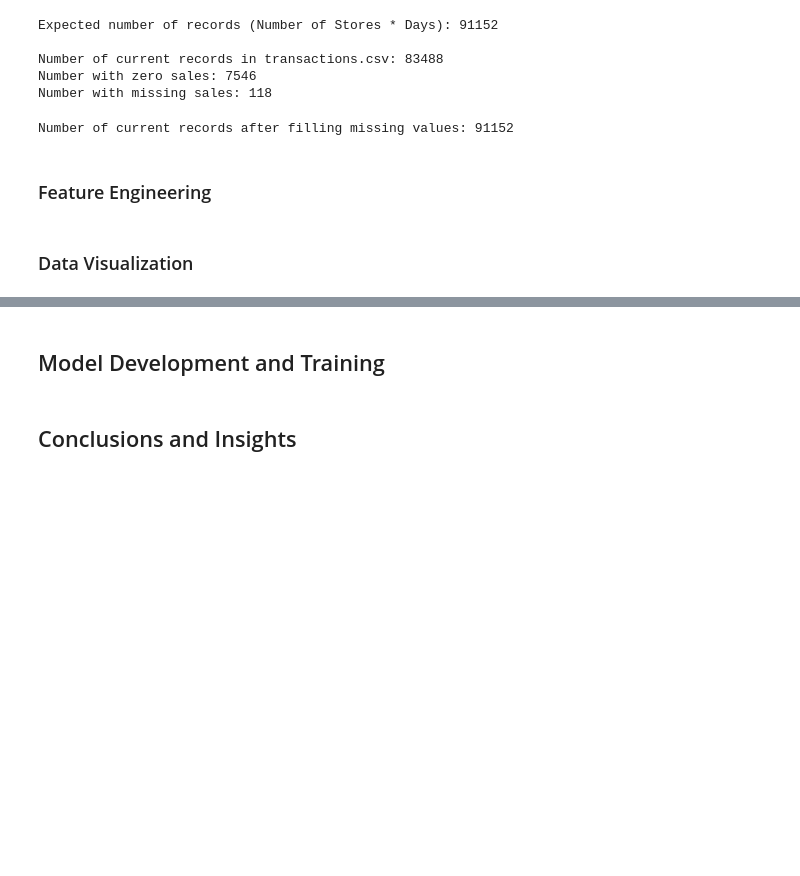
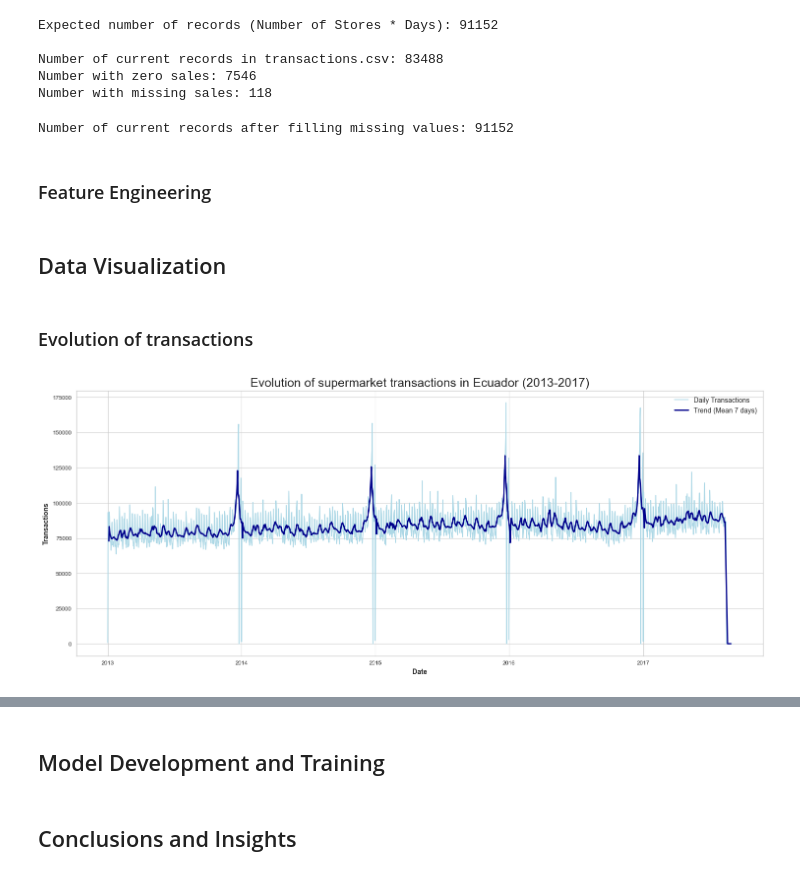
Before and after one commit to plss12/Store-Sales-TSF, a Jupyter notebook: TSF.ipynb, the cells around one changed output, grey strips where cells are left out. Saved outputs shown, nothing was run; the diff lists cells and outputs as text; code cells hidden in the pictures; blank space fills up the shorter version.

Commit message:
Including lags and data visualization

```diff
--- a/TSF.ipynb
+++ b/TSF.ipynb
@@ -294,4 +350,19 @@ print(f"Number of current records after filling missing values: {sales_and_trans
 Number of current records after filling missing values: 91152
 # %% [markdown]
 ### Feature Engineering
+# %%
+# Adding day of the week, day, month, year, is weekend, pay day
+train['day_of_week'] = train['date'].dt.dayofweek
+train['day'] = train['date'].dt.day
+train['month'] = train['date'].dt.month
+train['year'] = train['date'].dt.year
+train['is_weekend'] = (train['day_of_week'] >= 5).astype(int)
+train['is_payday'] = ((train['day_of_week'] == 15) | (train['date'].dt.is_month_end)).astype(int)
+
+test['day_of_week'] = test['date'].dt.dayofweek
+test['day'] = test['date'].dt.day
+test['month'] = test['date'].dt.month
+test['year'] = test['date'].dt.year
+test['is_weekend'] = (test['day_of_week'] >= 5).astype(int)
+test['is_payday'] = ((test['day_of_week'] == 15) | (test['date'].dt.is_month_end)).astype(int)
 # %%
@@ -301,3 +372,18 @@ oil["oil_ma30"] = oil["dcoilwtico"].rolling(30).mean()
 
 oil["oil_ma7"] = oil["oil_ma7"].bfill()
 oil["oil_ma30"] = oil["oil_ma30"].bfill()
+# %%
+# Creating lags for transactions data to use it in prediction for train and test data
+new_idx = pd.MultiIndex.from_product([pd.date_range(transactions["date"].min(), test_end), train["store_nbr"].unique()], names=["date", "store_nbr"])
+transactions = transactions.set_index(["date", "store_nbr"]).reindex(new_idx).reset_index()
+
+transactions['transactions_lag_16'] = transactions.groupby("store_nbr")["transactions"].shift(16)
+transactions['transactions_lag_21'] = transactions.groupby("store_nbr")["transactions"].shift(21)
+transactions['transactions_lag_28'] = transactions.groupby("store_nbr")["transactions"].shift(28)
+transactions['transactions_lag_30'] = transactions.groupby("store_nbr")["transactions"].shift(30)
+transactions['transactions_lag_365'] = transactions.groupby("store_nbr")["transactions"].shift(365)
+
+transactions['transactions_ma7_shift_16'] = transactions.groupby("store_nbr")["transactions"].transform(
+    lambda x: x.shift(16).rolling(window=7).mean())
+transactions['transactions_ma30_shift_16'] = transactions.groupby("store_nbr")["transactions"].transform(
+    lambda x: x.shift(16).rolling(window=30).mean())
@@ -351,2 +444,21 @@ test_merged['is_payday'] = ((test_merged['day_of_week'] == 15) | (test_merged['d
 # %% [markdown]
-### Data Visualization
+## Data Visualization
+# %% [markdown]
+### Evolution of transactions
+# %%
+daily_total = transactions.groupby("date")["transactions"].sum().reset_index()
+daily_total["rolling_7"] = daily_total["transactions"].rolling(window=7, center=True).mean()
+
+plt.figure(figsize=(18, 7))
+
+plt.plot(daily_total["date"], daily_total["transactions"], color='lightblue', label='Daily Transactions')
+plt.plot(daily_total["date"], daily_total["rolling_7"], color='darkblue', linewidth=2, label='Trend (Mean 7 days)')
+
+plt.title("Evolution of supermarket transactions in Ecuador (2013-2017)", fontsize=18)
+plt.ylabel("Transactions")
+plt.xlabel("Date")
+plt.legend()
+
+plt.show()
+# %% [output]
+[figure, added]
```
Also changed, not shown: parts of 24 cells of this notebook.
